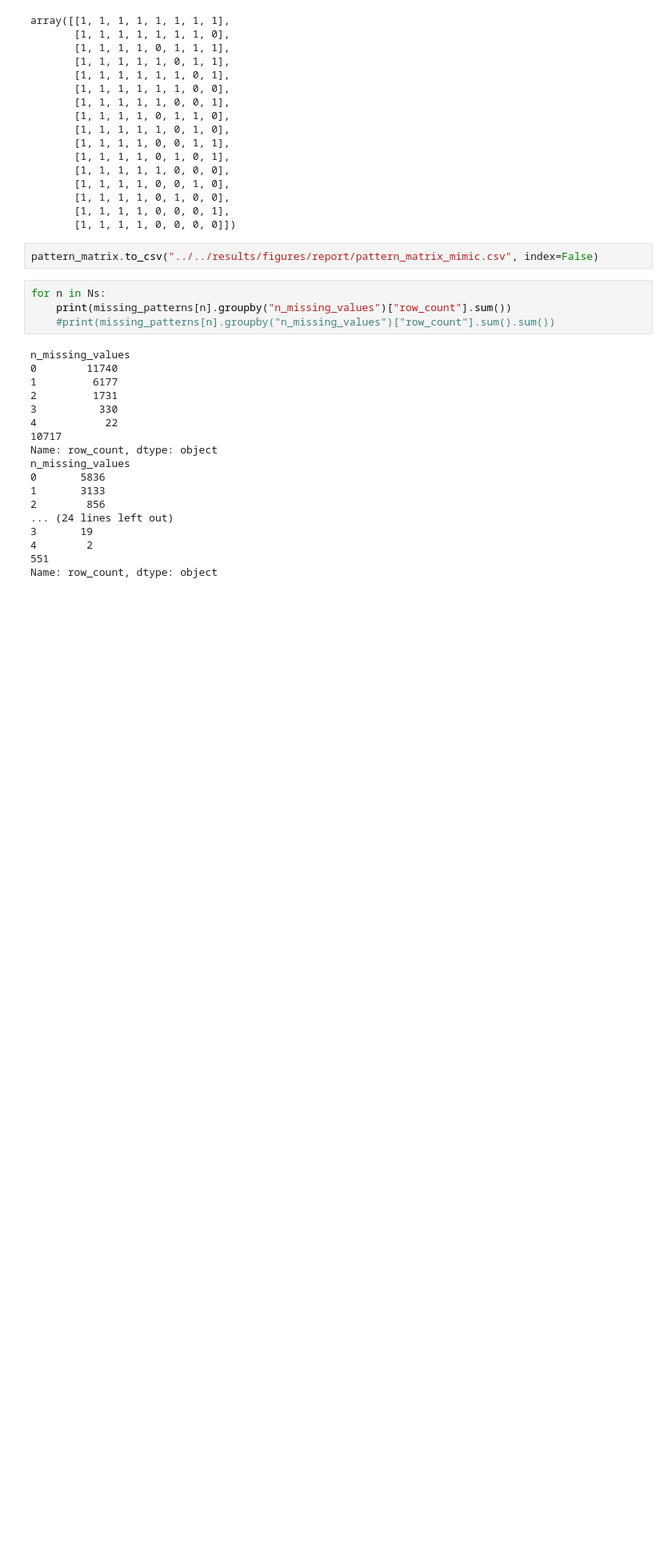
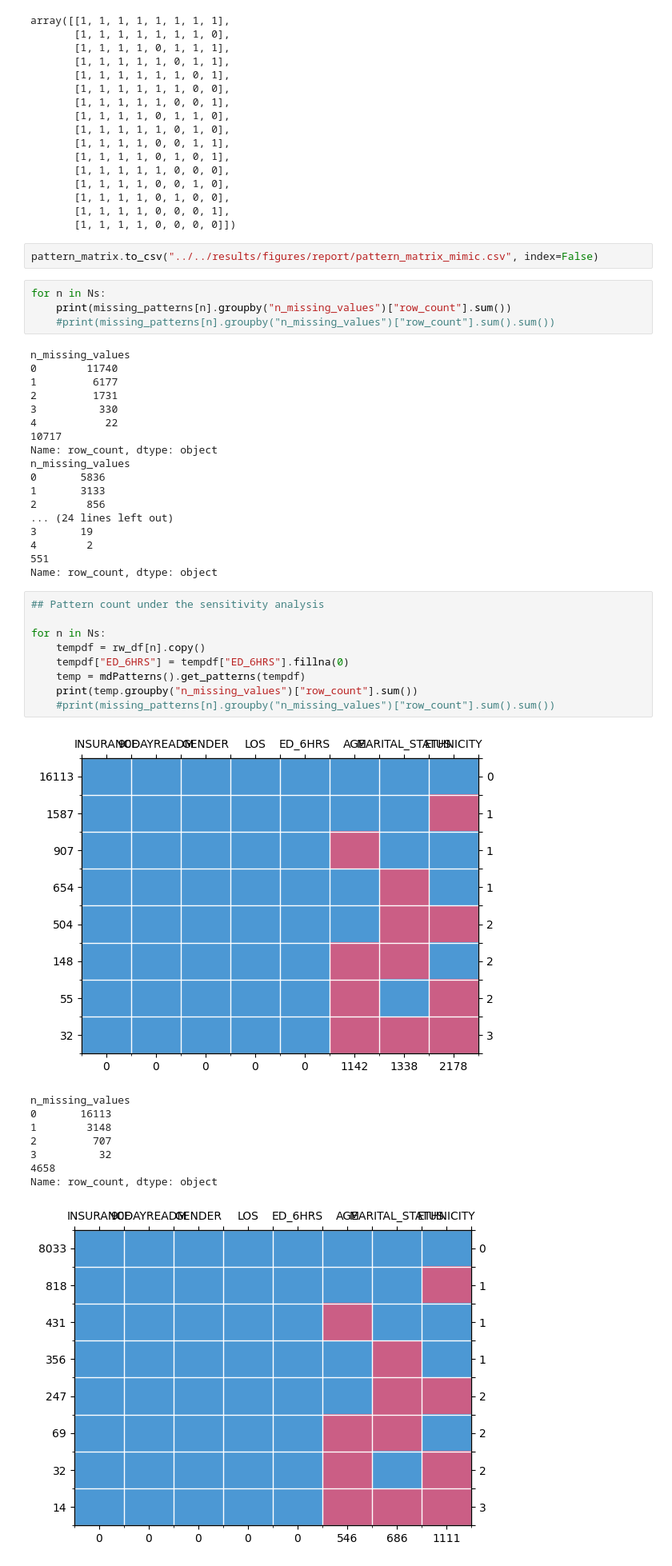
Before and after one commit to christianliman/mlds-research-project-2023, a Jupyter notebook: notebook/data-exploration/Generate summary stats for the report.ipynb, the cells around one changed output. Shown: that part at 80% size. Saved outputs shown, nothing was run; the diff lists cells and outputs as text; blank space fills up the shorter version.

```diff
--- a/notebook/data-exploration/Generate summary stats for the report.ipynb
+++ b/notebook/data-exploration/Generate summary stats for the report.ipynb
@@ -337,3 +337,22 @@ n_missing_values
 4        2
 551
 Name: row_count, dtype: object
+# %%
+## Pattern count under the sensitivity analysis
+
+for n in Ns:
+    tempdf = rw_df[n].copy()
+    tempdf["ED_6HRS"] = tempdf["ED_6HRS"].fillna(0)
+    temp = mdPatterns().get_patterns(tempdf)
+    print(temp.groupby("n_missing_values")["row_count"].sum())
+    #print(missing_patterns[n].groupby("n_missing_values")["row_count"].sum().sum())
+# %% [output]
+[figure, added]
+n_missing_values
+0       16113
+1        3148
+2         707
+3          32
+4658
+Name: row_count, dtype: object
+[figure, added]
```
Also changed, not shown: parts of 3 cells of this notebook, 7 other files.
